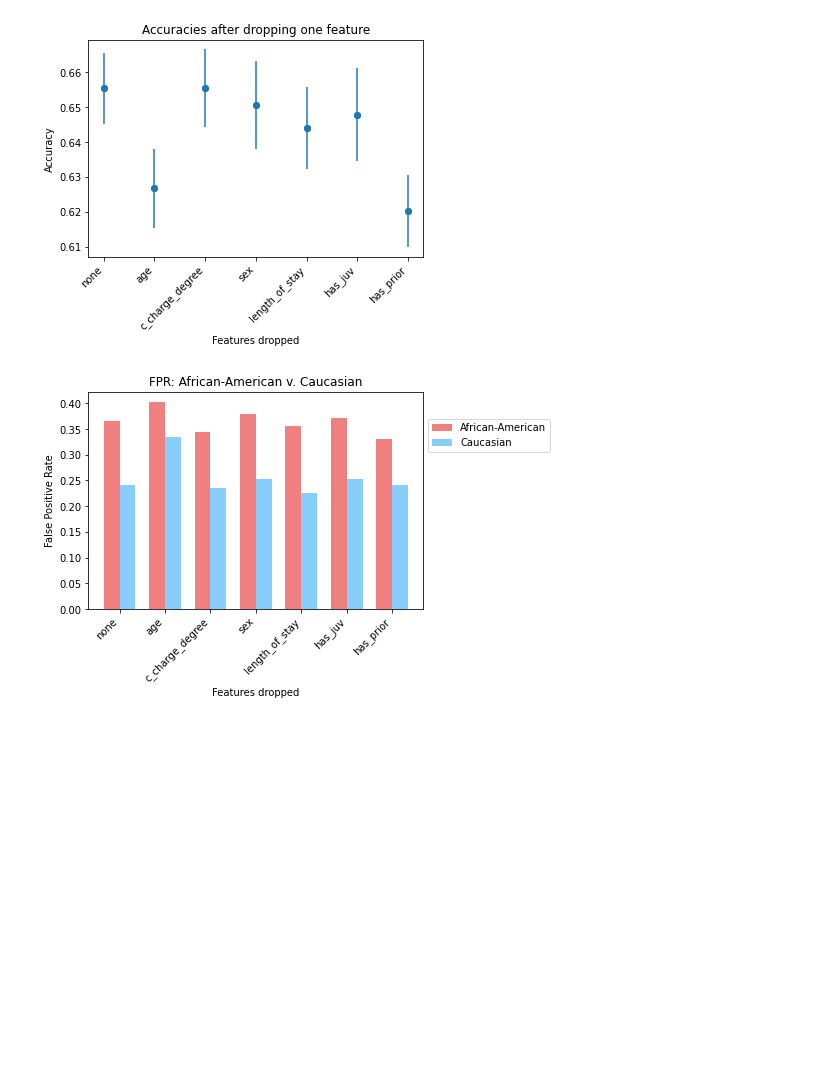
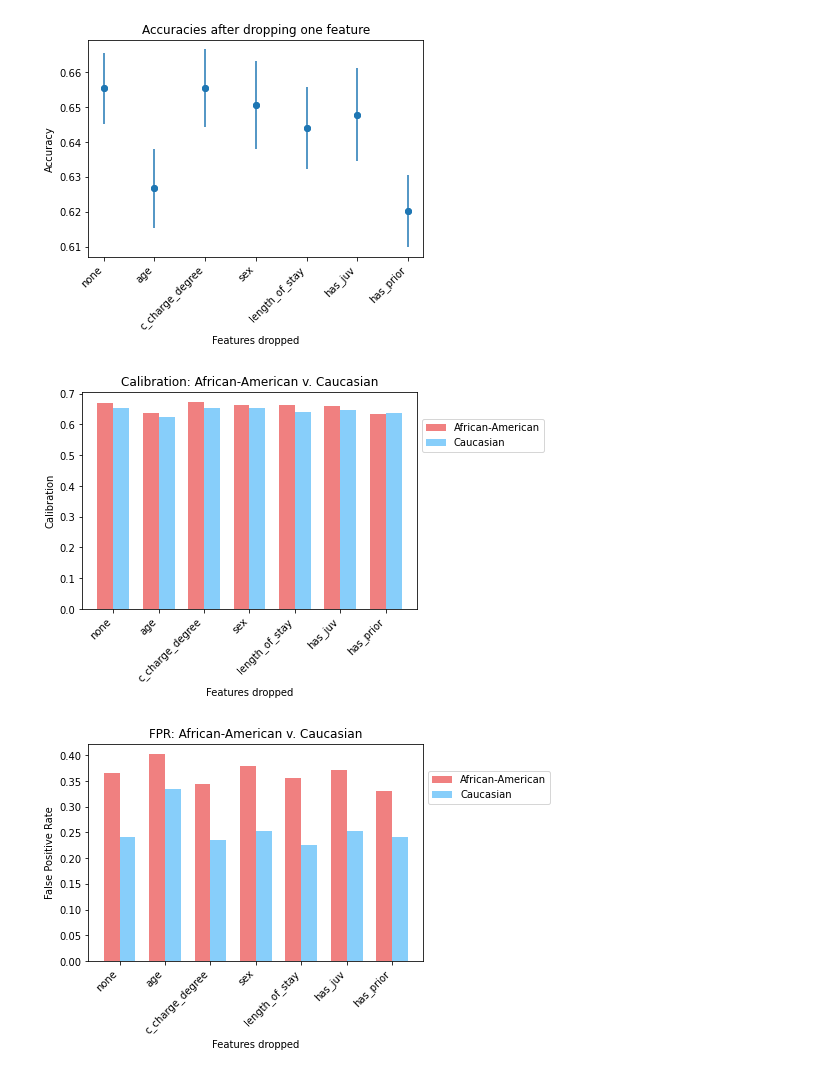
Before and after one commit to Shriya-vipul/ml_fairness, a Jupyter notebook: doc/FFS.ipynb, the cells around one changed output. Saved outputs shown, nothing was run; the diff lists cells and outputs as text; code cells hidden in the pictures; blank space fills up the shorter version.

```diff
--- a/doc/FFS.ipynb
+++ b/doc/FFS.ipynb
@@ -182,4 +193,28 @@ plt.xticks(rotation=45, ha="right")
 plt.show()
 # %% [output]
 [figure]
+# %%
+# calibration
+
+labels = list(exp_df['Experiment'])
+x = np.arange(len(exp_df['Experiment']))  # the label locations
+width = 0.35  # the width of the bars
+
+fig, ax = plt.subplots()
+rects1 = ax.bar(x - width/2, exp_df['Black Cal'], width, label='African-American', color='lightcoral')
+rects2 = ax.bar(x + width/2, exp_df['White Cal'], width, label='Caucasian', color='lightskyblue')
+
+# Add some text for labels, title and custom x-axis tick labels, etc.
+ax.set_ylabel('Calibration')
+ax.set_xlabel('Features dropped')
+ax.set_title('Calibration: African-American v. Caucasian')
+ax.set_xticks(x)
+ax.set_xticklabels(labels, rotation=45, ha="right")
+ax.legend(loc='center left', bbox_to_anchor=(1, 0.8))
+
+#fig.tight_layout()
+
+plt.show()
+# %% [output]
+[figure, added]
 # %%
```
Also changed, not shown: parts of 4 cells of this notebook.
